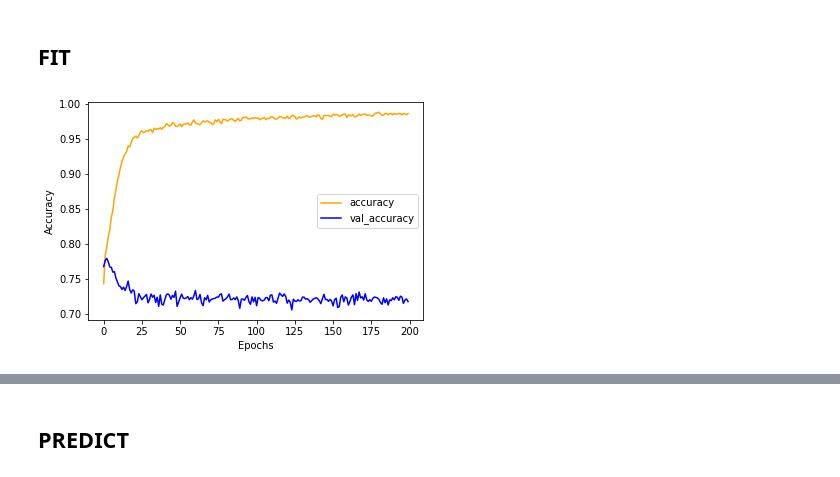
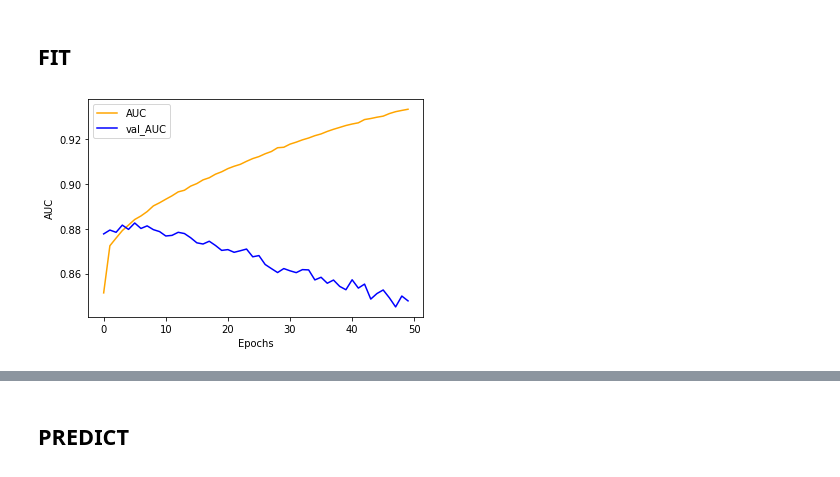
Before and after one commit to ggrotewold/FluShot, a Jupyter notebook: FluShot_TF.ipynb, the cells around one changed output, grey strips where cells are left out. Cells and saved outputs as stored; diff of their text form; code cells hidden in the pictures.

```diff
--- a/FluShot_TF.ipynb
+++ b/FluShot_TF.ipynb
@@ -7,7 +8,11 @@ drive.mount('/content/drive')
 # %% [output]
 Mounted at /content/drive
 # %%
+import pandas as pd
+from sklearn.model_selection import train_test_split
 training_features = pd.read_csv('/content/drive/My Drive/FluShotData/training_set_features.csv')
+training_features = training_features.set_index('respondent_id')
 training_labels = pd.read_csv('/content/drive/My Drive/FluShotData/training_set_labels.csv')
-training_features.head()
+training_labels = training_labels.set_index('respondent_id')
+training_features.describe()
 # %% [output]
@@ -157,0 +119,5 @@ _, _, Y_train_seasonal, Y_test_seasonal = train_test_split(cleaned_trainingData.
+# %%
+# Prepare data
+preparation_pipeline = PreparationPipeline(category_labels, numeric_labels, category_pipeline, numeric_pipeline)
+prepared_data = preparation_pipeline.fit_transform(training_features)
+prepared_data.head()
@@ -158,19 +136,20 @@ _, _, Y_train_seasonal, Y_test_seasonal = train_test_split(cleaned_trainingData.
+# %%
+# prepration of features finished: Split in validation-set and training-set
+training_features, validation_features, training_labels, validation_labels = train_test_split(prepared_data, training_labels, test_size=0.2, random_state=42)
 # %% [markdown]
 ## Create tensor-flow NN
 # %%
 import tensorflow as tf
 from tensorflow import keras
 # %%
-# create model seasonal
-def model_seasonal():
-  model_seasonal = keras.models.Sequential([
-        keras.layers.Dense(110, activation='relu', name='input_layer', kernel_regularizer=None),
-        keras.layers.Dense(70,  activation='relu', name='hidden_layer1', kernel_regularizer=None),
-        keras.layers.Dense(70,  activation='relu', name='hidden_layer2', kernel_regularizer=None),
-        keras.layers.Dense(70,  activation='relu', name='hidden_layer3', kernel_regularizer=None),
-        keras.layers.Dense(1,   activation='relu', name='output_layer')
+# create model
+def model():
+  model = keras.models.Sequential([
+        keras.layers.Dense(74, activation='relu', name='input_layer', kernel_regularizer=None),
+        #keras.layers.Dense(30,  activation='relu', name='hidden_layer', kernel_regularizer=None),
+        keras.layers.Dense(2,   activation='sigmoid', name='output_layer')
       ])
-  model_seasonal.compile(optimizer='adam', loss='mean_squared_error', metrics=['accuracy'])
-  return model_seasonal
+  model.compile(optimizer='adam', loss='binary_crossentropy', metrics=['AUC'])
+  return model
 
-model_seasonal=model_seasonal()
+model=model()
@@ -193,18 +158,15 @@ model_h1n1=model_h1n1()
 # %%
 import matplotlib.pyplot as plt
 
 # fit model_seasonal
-history = model_seasonal.fit(X_train, Y_train_seasonal, epochs=100, validation_data=(X_test, Y_test_seasonal), verbose=0)
+history = model.fit(training_features, training_labels, epochs=50, validation_data=(validation_features,validation_labels), verbose=0)
 
-
-epochs = range(1, len(loss_values)+1)
-
-plt.plot(history.history['accuracy'], label='accuracy', color='orange')
-plt.plot(history.history['val_accuracy'], label='val_accuracy', color='b')
+plt.plot(history.history['auc'], label='AUC', color='orange')
+plt.plot(history.history['val_auc'], label='val_AUC', color='b')
 plt.xlabel('Epochs')
-plt.ylabel('Accuracy')
+plt.ylabel('AUC')
 plt.legend()
 
 plt.show()
 # %% [output]
-[figure, old version]
+[figure, new version]
```
Also changed, not shown: parts of 17 cells of this notebook.
